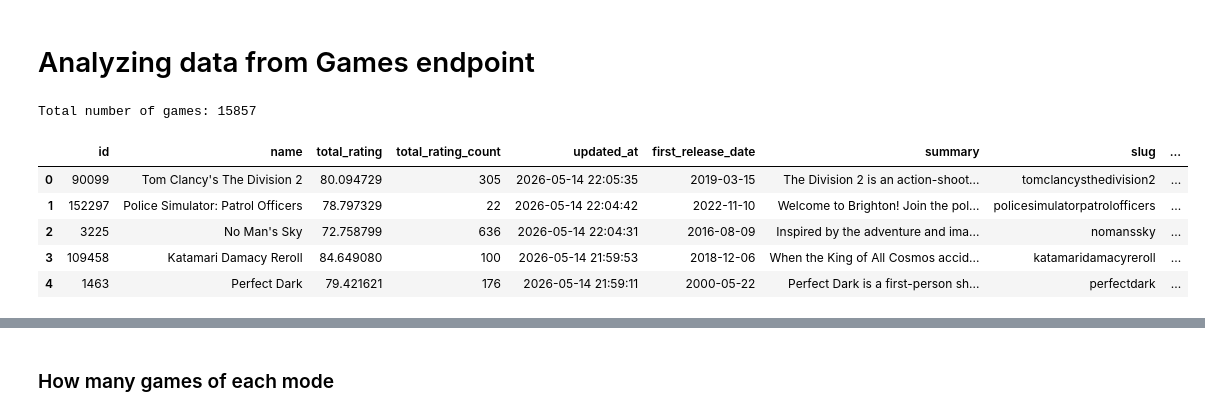
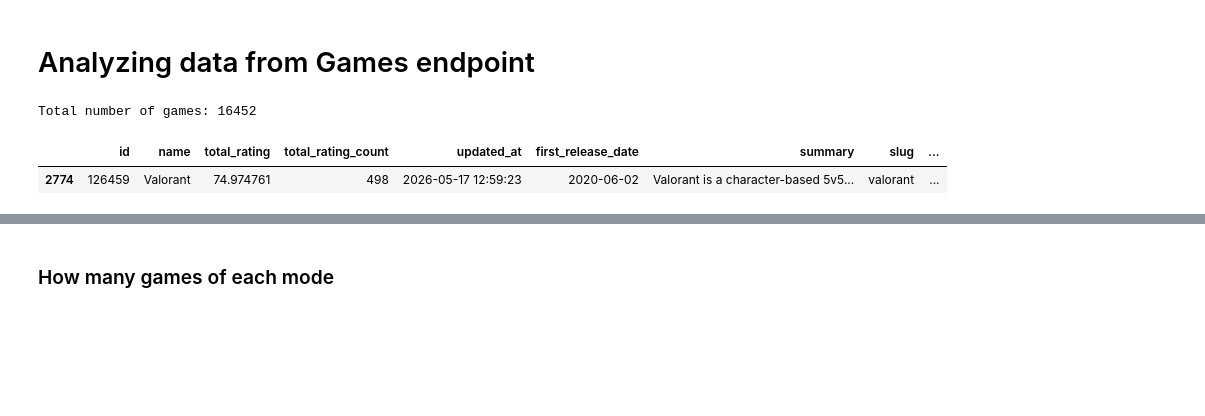
Before and after one commit to ModernNeesh/GotAnyGames, a Jupyter notebook: eda.ipynb, the cells around one changed output, grey strips where cells are left out. Drawn from its saved outputs; the diff is of its cells as text; code cells hidden in the pictures; blank space fills up the shorter version.

```diff
--- a/eda.ipynb
+++ b/eda.ipynb
@@ -11,20 +11,17 @@ with open("config.yaml", "r") as f:
 # %%
 clean_games_fp = Path(config['games_folder'] + config['games_clean_fp'])
 
 games_df = pd.read_json(clean_games_fp, orient='records')
 games_df['updated_at'] = pd.to_datetime(games_df['updated_at'], unit='s')
 games_df['first_release_date'] = pd.to_datetime(games_df['first_release_date'], unit='s')
 
 print(f"Total number of games: {len(games_df)}")
 games_df.head()
+games_df[games_df['name'] == "Valorant"].head()
 # %% [output]
-Total number of games: 15857
+Total number of games: 16452
 |  | id | name | total_rating | total_rating_count | updated_at | first_release_date | summary | slug | ... |
-| 0 | 90099 | Tom Clancy's The Division 2 | 80.094729 | 305 | 2026-05-14 22:05:35 | 2019-03-15 | The Division 2 is an action-shoot... | tomclancysthedivision2 | ... |
-| 1 | 152297 | Police Simulator: Patrol Officers | 78.797329 | 22 | 2026-05-14 22:04:42 | 2022-11-10 | Welcome to Brighton! Join the pol... | policesimulatorpatrolofficers | ... |
-| 2 | 3225 | No Man's Sky | 72.758799 | 636 | 2026-05-14 22:04:31 | 2016-08-09 | Inspired by the adventure and ima... | nomanssky | ... |
-| 3 | 109458 | Katamari Damacy Reroll | 84.649080 | 100 | 2026-05-14 21:59:53 | 2018-12-06 | When the King of All Cosmos accid... | katamaridamacyreroll | ... |
-| 4 | 1463 | Perfect Dark | 79.421621 | 176 | 2026-05-14 21:59:11 | 2000-05-22 | Perfect Dark is a first-person sh... | perfectdark | ... |
+| 2774 | 126459 | Valorant | 74.974761 | 498 | 2026-05-17 12:59:23 | 2020-06-02 | Valorant is a character-based 5v5... | valorant | ... |
 # %%
 games_df['first_release_date'].hist()
 # %% [output]
```
Also changed, not shown: parts of 1 cell of this notebook, 5 other files.
